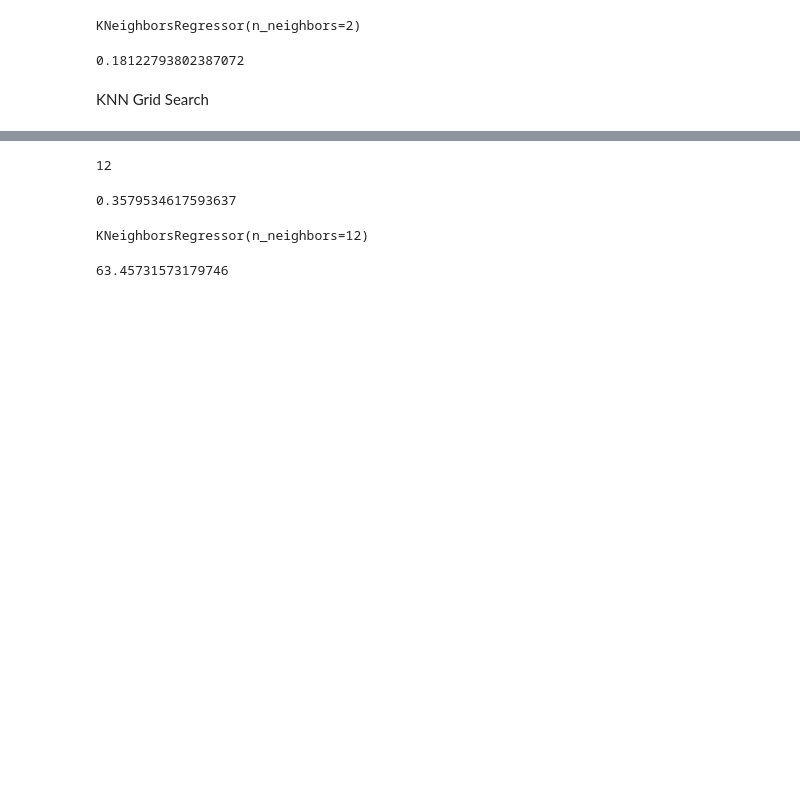
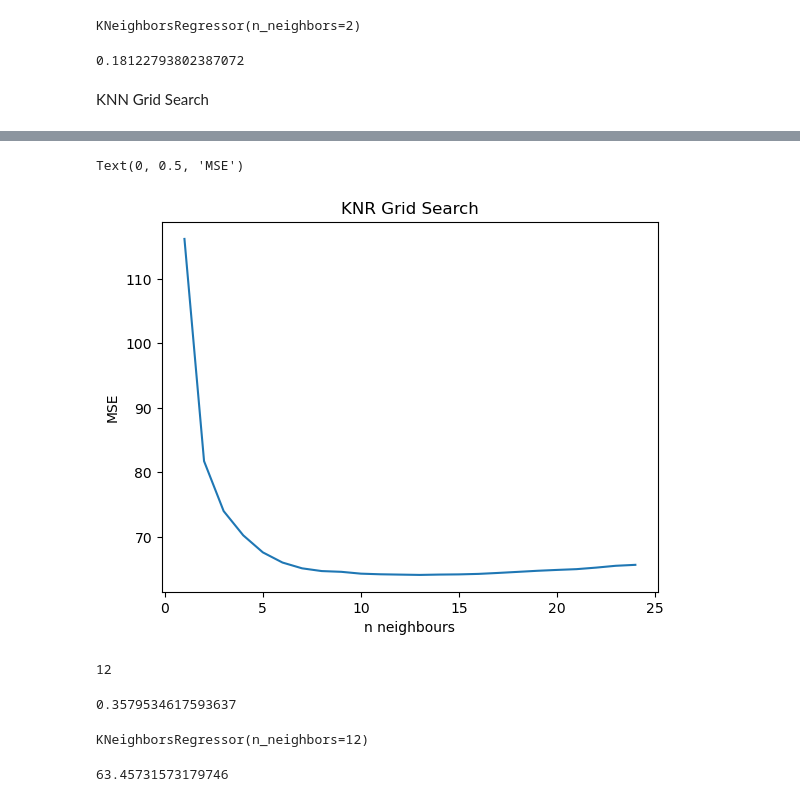
Before and after one commit to EricYangg/4AI3-Walmart-Forecast, a Jupyter notebook: KNR Model.ipynb, the cells around one changed output, grey strips where cells are left out. Drawn from its saved outputs; the diff is of its cells as text; code cells hidden in the pictures; blank space fills up the shorter version.

```diff
--- a/KNR Model.ipynb
+++ b/KNR Model.ipynb
@@ -45,3 +68,11 @@ Text(0, 0.5, 'Model Score')
+# %%
+plt.plot(nums, mse)
+plt.title('KNR Grid Search')
+plt.xlabel('n neighbours')
+plt.ylabel('MSE')
+# %% [output]
+Text(0, 0.5, 'MSE')
+[figure, added]
 # %%
 np.argmax(scores)
 # %% [output]
```
Also changed, not shown: parts of 2 cells of this notebook.
